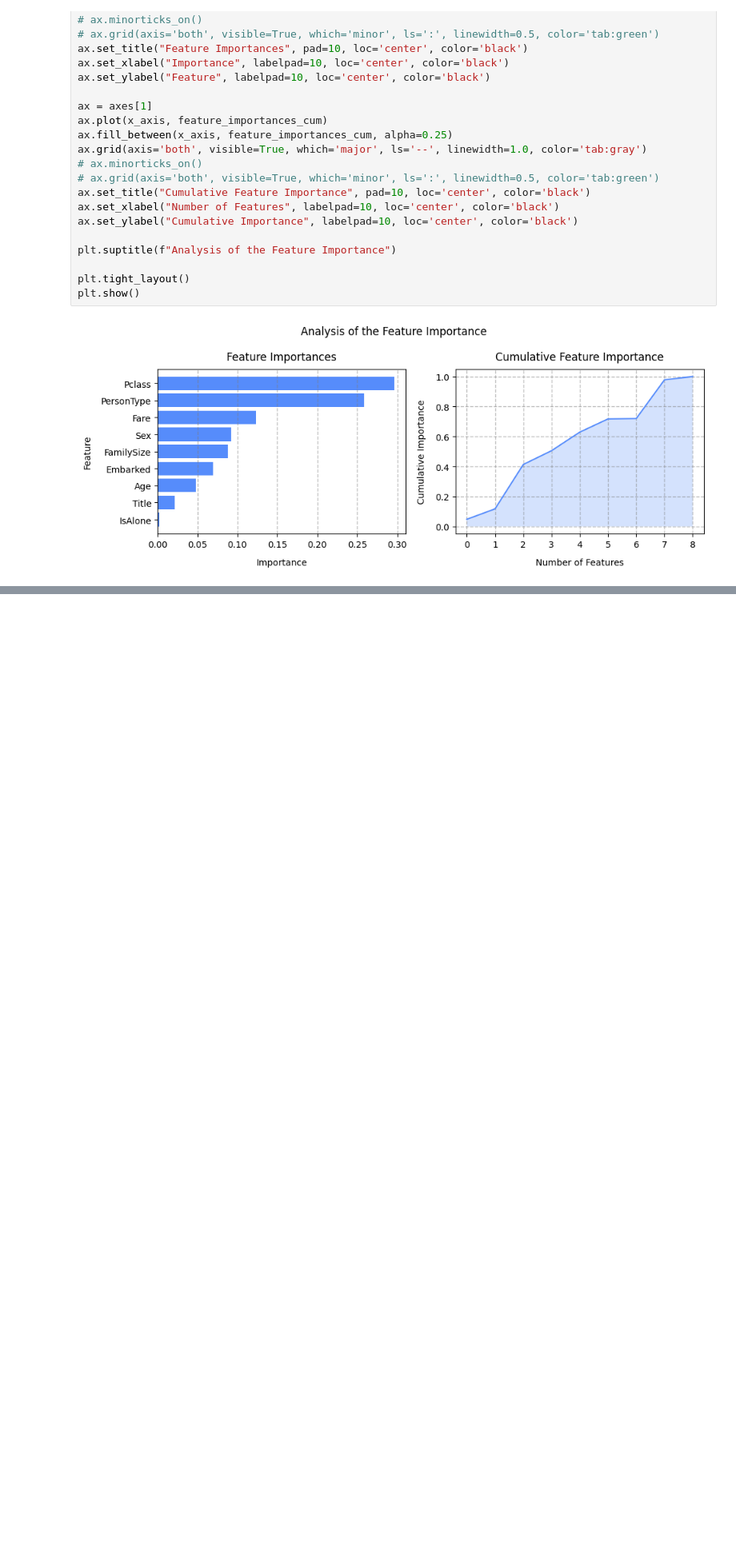
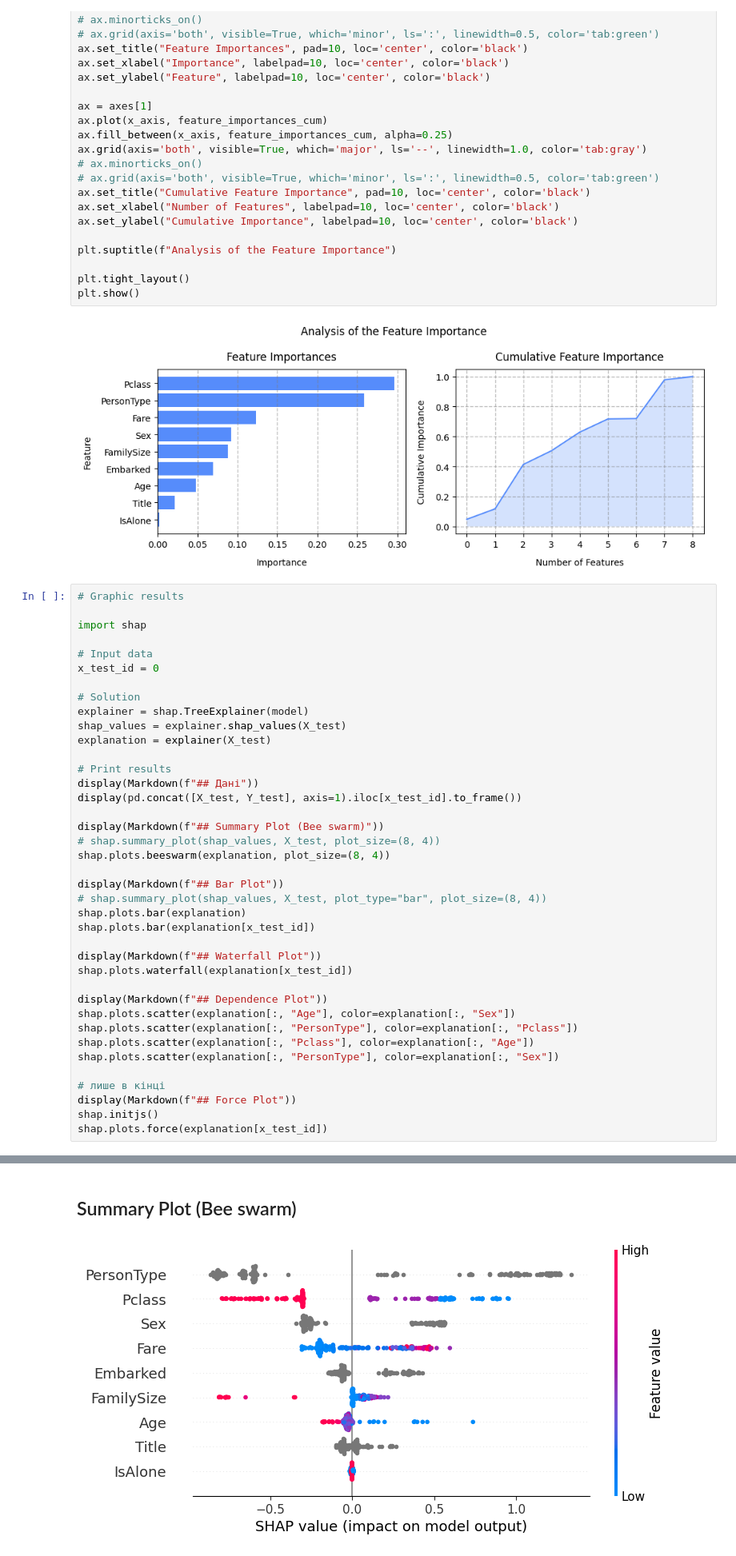
Before and after one commit to BogdanPinchuk/DataScience-PBY_HW17, a Jupyter notebook: Bohdan_Pinchuk_DS_HW17.ipynb, the cells around one changed output, grey strips where cells are left out. Shown at 80% size. Drawn from its saved outputs; the diff is of its cells as text; blank space fills up the shorter version.

Commit message:
[Homework17] - added charts

```diff
--- a/Bohdan_Pinchuk_DS_HW17.ipynb
+++ b/Bohdan_Pinchuk_DS_HW17.ipynb
@@ -1289,3 +1290,43 @@ plt.tight_layout()
 plt.show()
 # %% [output]
 [figure]
+# %%
+# Graphic results
+
+import shap
+
+# Input data
+x_test_id = 0
+
+# Solution
+explainer = shap.TreeExplainer(model)
+shap_values = explainer.shap_values(X_test)
+explanation = explainer(X_test)
+
+# Print results
+display(Markdown(f"## Дані"))
+display(pd.concat([X_test, Y_test], axis=1).iloc[x_test_id].to_frame())
+
+display(Markdown(f"## Summary Plot (Bee swarm)"))
+# shap.summary_plot(shap_values, X_test, plot_size=(8, 4))
+shap.plots.beeswarm(explanation, plot_size=(8, 4))
+
+display(Markdown(f"## Bar Plot"))
+# shap.summary_plot(shap_values, X_test, plot_type="bar", plot_size=(8, 4))
+shap.plots.bar(explanation)
+shap.plots.bar(explanation[x_test_id])
+
+display(Markdown(f"## Waterfall Plot"))
+shap.plots.waterfall(explanation[x_test_id])
+
+display(Markdown(f"## Dependence Plot"))
+shap.plots.scatter(explanation[:, "Age"], color=explanation[:, "Sex"])
+shap.plots.scatter(explanation[:, "PersonType"], color=explanation[:, "Pclass"])
+shap.plots.scatter(explanation[:, "Pclass"], color=explanation[:, "Age"])
+shap.plots.scatter(explanation[:, "PersonType"], color=explanation[:, "Sex"])
+
+# лише в кінці
+display(Markdown(f"## Force Plot"))
+shap.initjs()
+shap.plots.force(explanation[x_test_id])
+# %% [output]
@@ -1291,0 +1345,2 @@ plt.show()
+## Summary Plot (Bee swarm)
+[figure, added]
```
Also changed, not shown: parts of 2 cells of this notebook.
